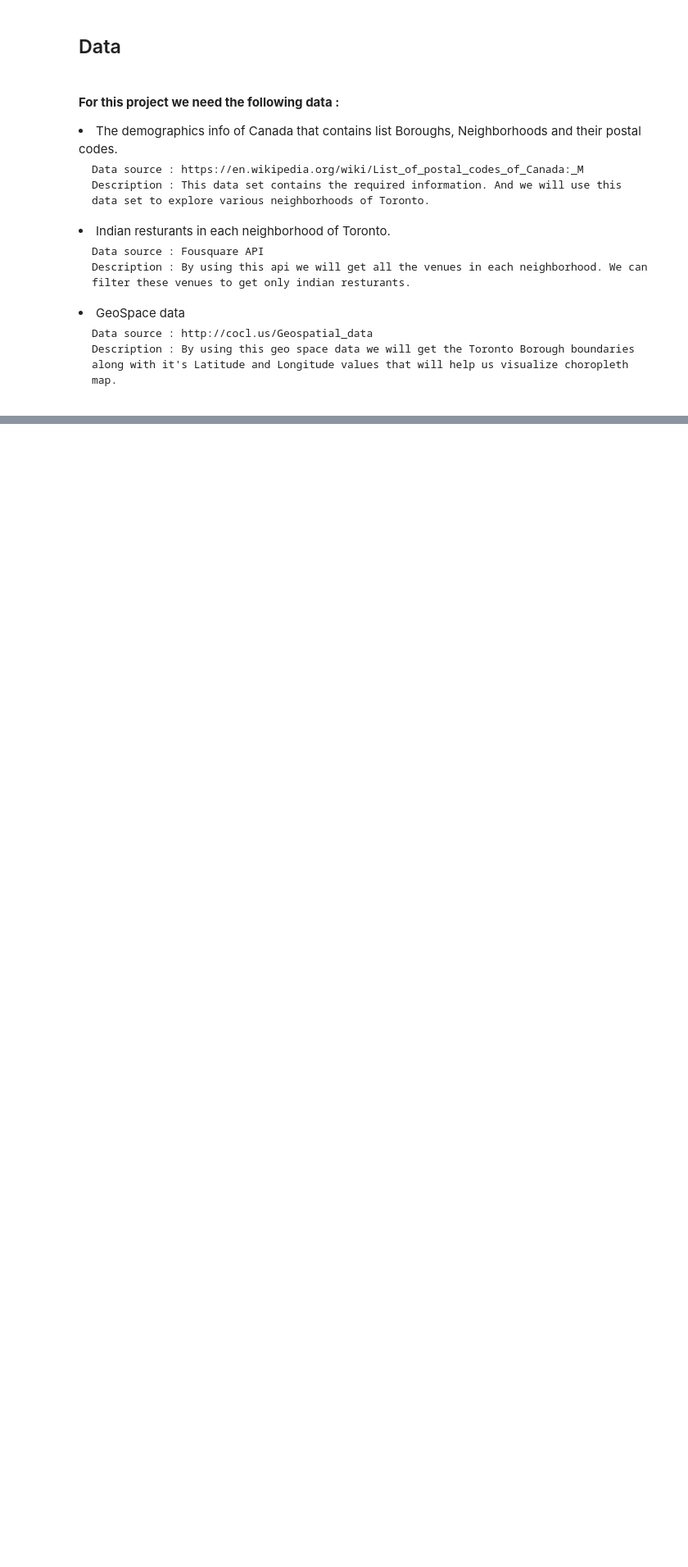
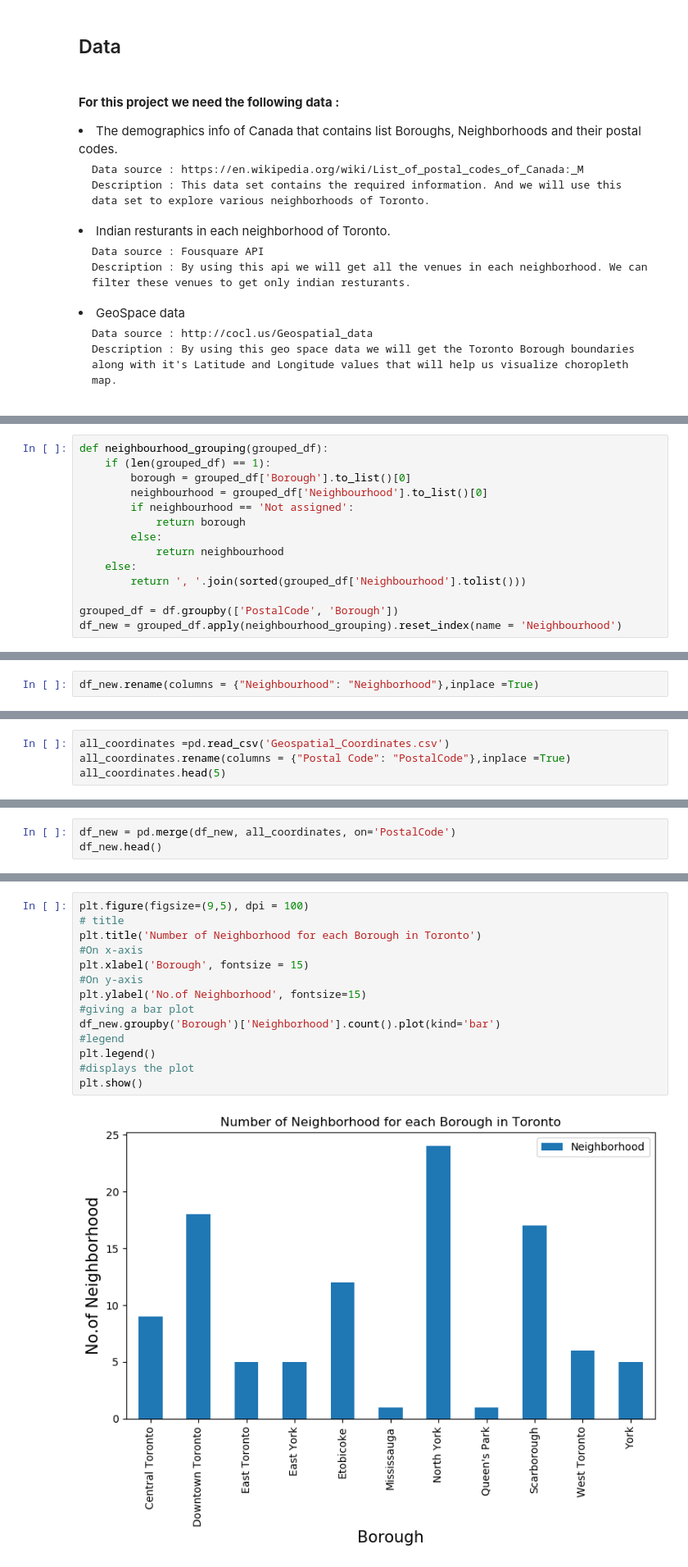
Before and after one commit to AlokeDeep/Coursera_Capstone, a Jupyter notebook: Battle_Of_Neighborhoods_Capstone.ipynb, the cells around one changed output, grey strips where cells are left out. Shown at 82% size. Drawn from its saved outputs; the diff is of its cells as text; blank space fills up the shorter version.

```diff
--- a/Battle_Of_Neighborhoods_Capstone.ipynb
+++ b/Battle_Of_Neighborhoods_Capstone.ipynb
@@ -39,0 +125,14 @@ Hello Capstone Project Course!
+# %%
+def neighbourhood_grouping(grouped_df):
+    if (len(grouped_df) == 1):
+        borough = grouped_df['Borough'].to_list()[0]
+        neighbourhood = grouped_df['Neighbourhood'].to_list()[0]
+        if neighbourhood == 'Not assigned':
+            return borough
+        else:
+            return neighbourhood
+    else:
+        return ', '.join(sorted(grouped_df['Neighbourhood'].tolist()))
+
+grouped_df = df.groupby(['PostalCode', 'Borough'])
+df_new = grouped_df.apply(neighbourhood_grouping).reset_index(name = 'Neighbourhood')
@@ -39,0 +148,2 @@ Hello Capstone Project Course!
+# %%
+df_new.rename(columns = {"Neighbourhood": "Neighborhood"},inplace =True)
@@ -39,0 +159,4 @@ Hello Capstone Project Course!
+# %%
+all_coordinates =pd.read_csv('Geospatial_Coordinates.csv')
+all_coordinates.rename(columns = {"Postal Code": "PostalCode"},inplace =True)
+all_coordinates.head(5)
@@ -39,0 +170,3 @@ Hello Capstone Project Course!
+# %%
+df_new = pd.merge(df_new, all_coordinates, on='PostalCode')
+df_new.head()
@@ -39,0 +262,16 @@ Hello Capstone Project Course!
+# %%
+plt.figure(figsize=(9,5), dpi = 100)
+# title
+plt.title('Number of Neighborhood for each Borough in Toronto')
+#On x-axis
+plt.xlabel('Borough', fontsize = 15)
+#On y-axis
+plt.ylabel('No.of Neighborhood', fontsize=15)
+#giving a bar plot
+df_new.groupby('Borough')['Neighborhood'].count().plot(kind='bar')
+#legend
+plt.legend()
+#displays the plot
+plt.show()
+# %% [output]
+[figure, added]
```
Also changed, not shown: parts of 76 cells of this notebook, 2 other files.
